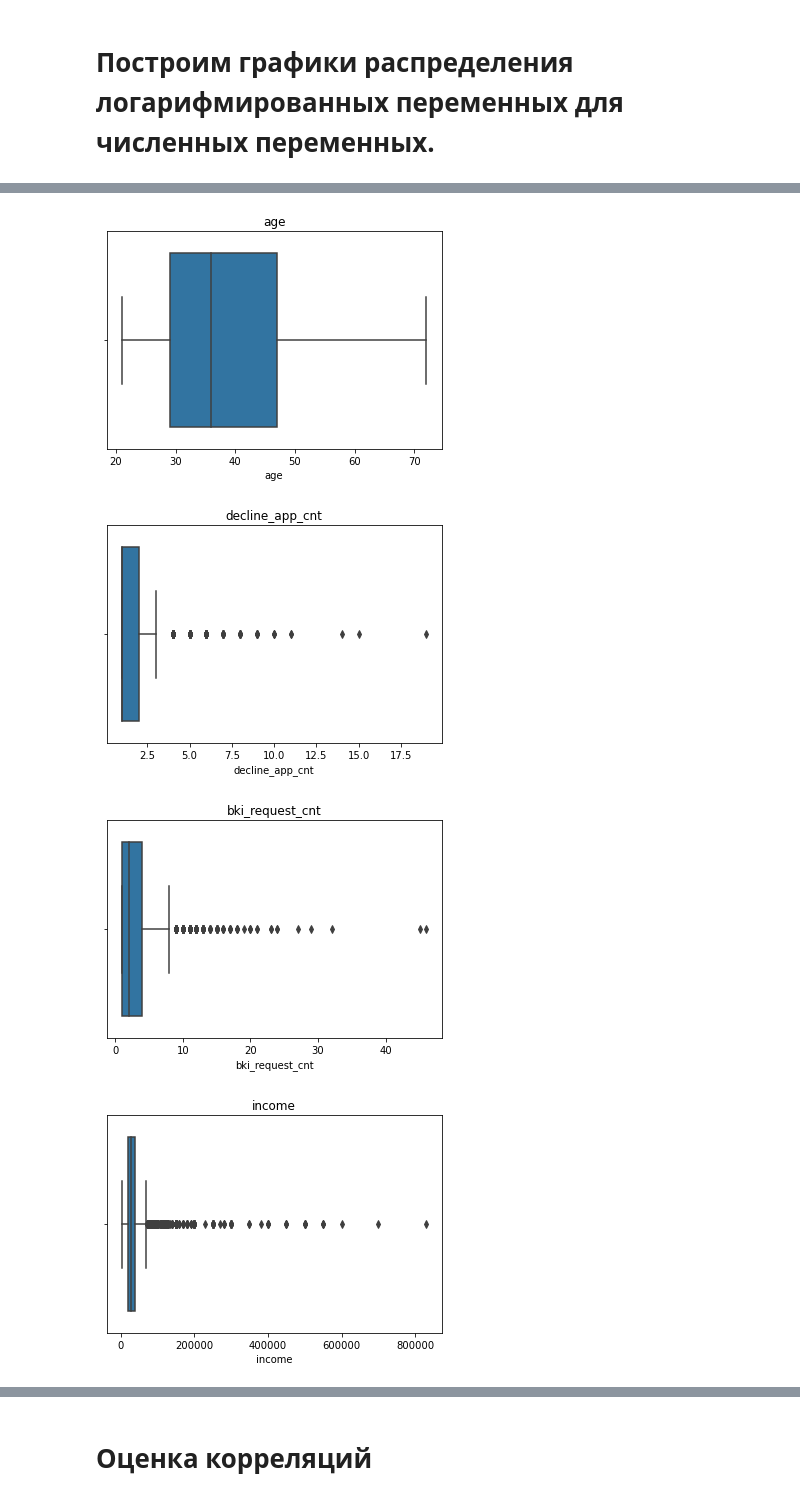
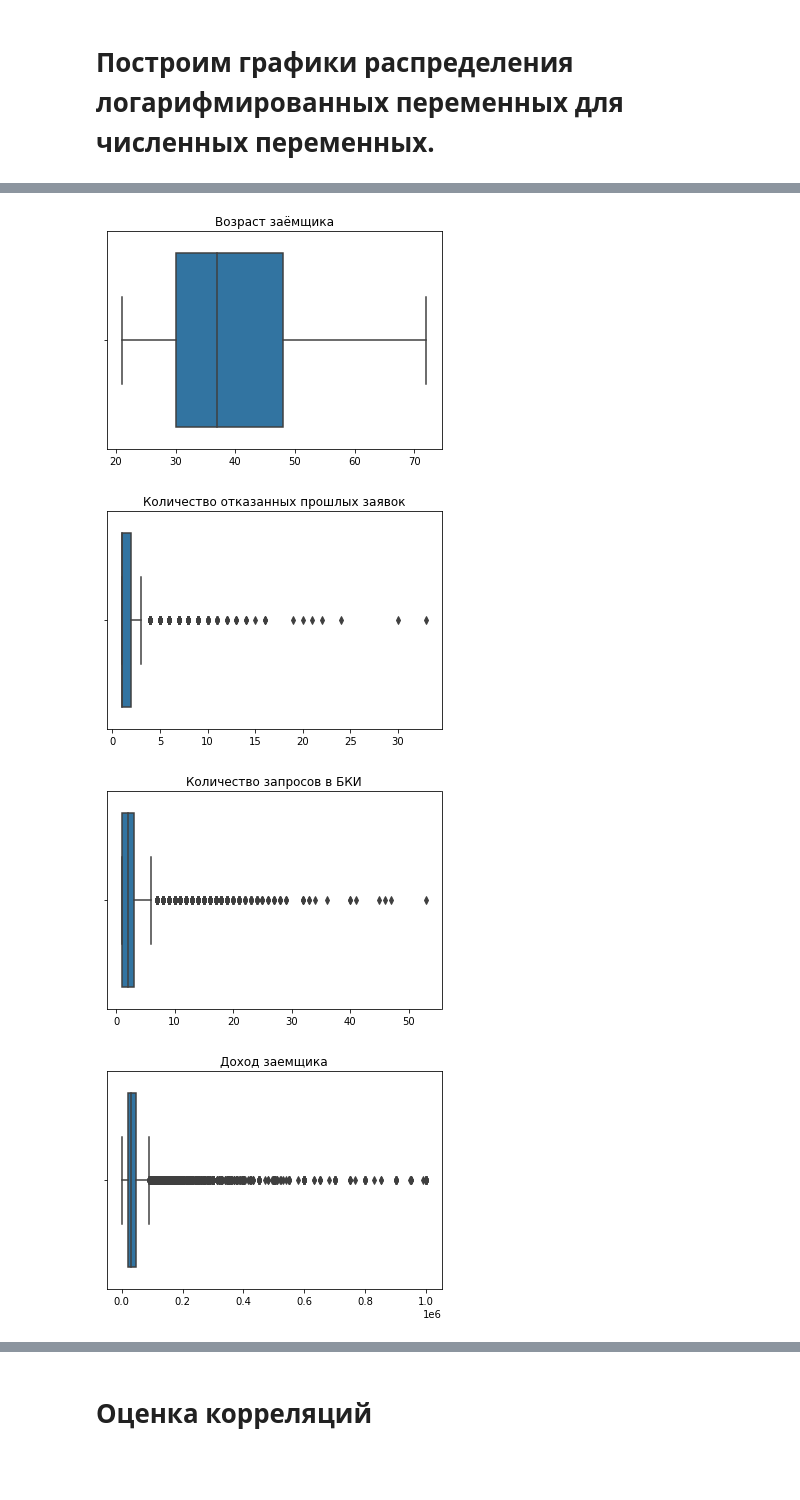
Before and after one commit to Stels26047/SkillFactory, a Jupyter notebook: module_5/Компьютер говорит «Нет».ipynb, the cells around one changed output, grey strips where cells are left out. Drawn from its saved outputs; the diff is of its cells as text; code cells hidden in the pictures; blank space fills up the shorter version.

```diff
--- a/module_5/Компьютер говорит «Нет».ipynb
+++ b/module_5/Компьютер говорит «Нет».ipynb
@@ -102,5 +104,10 @@ num_cols = ['age', 'score_bki', 'decline_app_cnt', 'score_bki', 'bki_request_cnt
 cat_cols = ['education', 'first_time', 'sna', 'work_address', 'home_address', 'region_rating']
 bin_cols = ['sex', 'car', 'car_type', 'good_work', 'foreign_passport']
 # %%
-data['default'].value_counts().plot.bar()
+data['default'].replace(to_replace={0:'Люди без дефолда',1:'Люди с дефолдом'},inplace=True)
+data['default'].value_counts().plot.barh()
+plt.title('Кол-во людей с дефолдом и без')
+plt.show()
+#Воизбежание в дальнейшем ошибки возвращаем колонку в изначальное обозночение переменных
+data['default'].replace(to_replace={'Люди без дефолда':0,'Люди с дефолдом':1},inplace=True)
 # %% [output]
@@ -121,11 +127,14 @@ cat_cols = ['education', 'work_address', 'home_address']
 
 num_cols = ['age', 'decline_app_cnt', 'bki_request_cnt', 'income']
 
+rus_colns = ['Возраст заёмщика', 'Количество отказанных прошлых заявок',
+             'Количество запросов в БКИ', 'Доход заемщика']
+
 train, validation = train_test_split(data, test_size=0.33, random_state=42)
-
-for i in num_cols:
+for i,col in zip(num_cols,rus_colns):
     plt.figure()
     sns.distplot(train[i][train[i] > 0].dropna(), kde=False, rug=False)
-    plt.title(i)
+    plt.title(col)
+    plt.xlabel('')
     plt.show()
 # %% [output]
@@ -136,38 +145,22 @@ for i in num_cols:
 # %%
-default_1 = data[data.default == 1]
-default_0 = data[data.default == 0]
-default_1, validation = train_test_split(
-    default_1, test_size=0.33, random_state=42)
-default_0, validation = train_test_split(
-    default_0, test_size=0.33, random_state=42)
-for i in num_cols:
+train, validation = train_test_split(
+    data, test_size=0.33, random_state=42)
+for col, i in zip(rus_colns, num_cols):
     plt.figure()
-    sns.boxplot(default_1[i][default_1[i] > 0].dropna())
-    plt.title(i)
+    plt.title(col)
+    sns.boxplot(data[i][data[i] > 0].dropna())
+    plt.xlabel('')
     plt.show()
 print('Средний возраст дефолтного клиента: {:.2f}'.format(
-    default_1['age'].mean()))
+    data['age'].mean()))
 print('Средний показатель отмененных заявок дефолтного клиента: {:.2f}'.format(
-    default_1['decline_app_cnt'].mean()))
+    data['decline_app_cnt'].mean()))
 print('Средний показатель БКИ дефолтного клиента: {:.2f}'.format(
-    default_1['bki_request_cnt'].mean()))
+    data['bki_request_cnt'].mean()))
 print('Средний доход дефолтного клиента: {:.2f}'.format(
-    default_1['income'].mean()))
-for i in num_cols:
-    plt.figure()
-    sns.boxplot(default_0[i][default_0[i] > 0].dropna())
-    plt.title(i)
-    plt.show()
-print('Средний возраст не дефолтного клиента: {:.2f}'.format(
-    default_0['age'].mean()))
-print('Средний показатель отмененных заявок не дефолтного клиента: {:.2f}'.format(
-    default_0['decline_app_cnt'].mean()))
-print('Средний показатель БКИ не дефолтного клиента: {:.2f}'.format(
-    default_0['bki_request_cnt'].mean()))
-print('Средний доход не дефолтного клиента: {:.2f}'.format(
-    default_0['income'].mean()))
+    data['income'].mean()))
 # %% [output]
-[figure, old version]
+[figure, new version]
-[figure, old version]
+[figure, new version]
-[figure, old version]
+[figure, new version]
-[figure, old version]
+[figure, new version]
```
Also changed, not shown: parts of 14 cells of this notebook.
